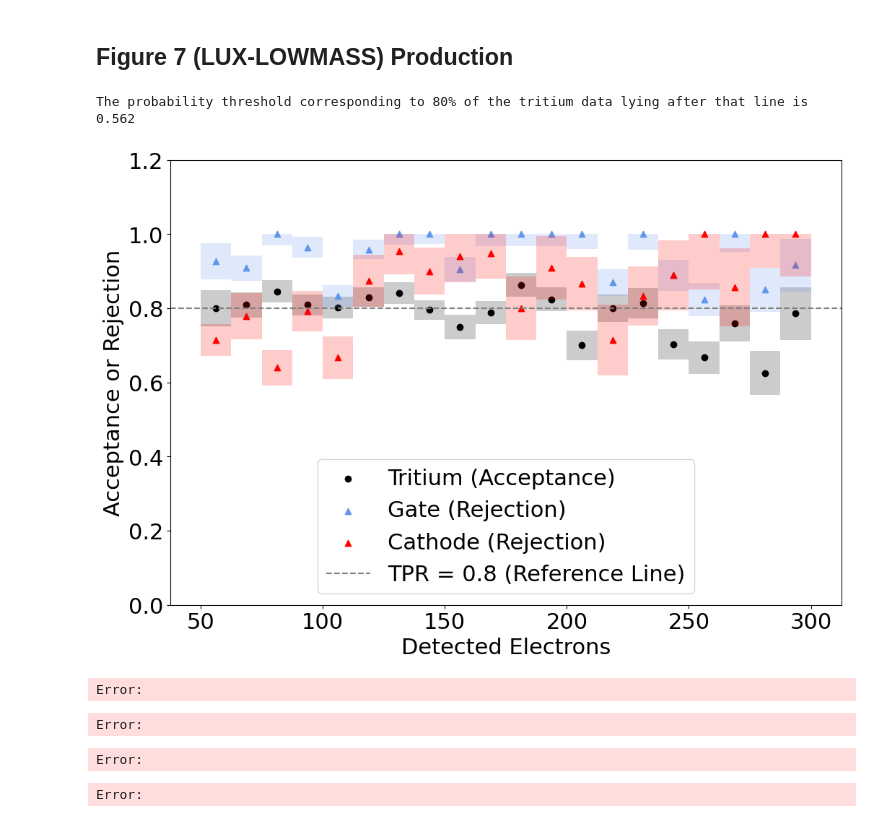
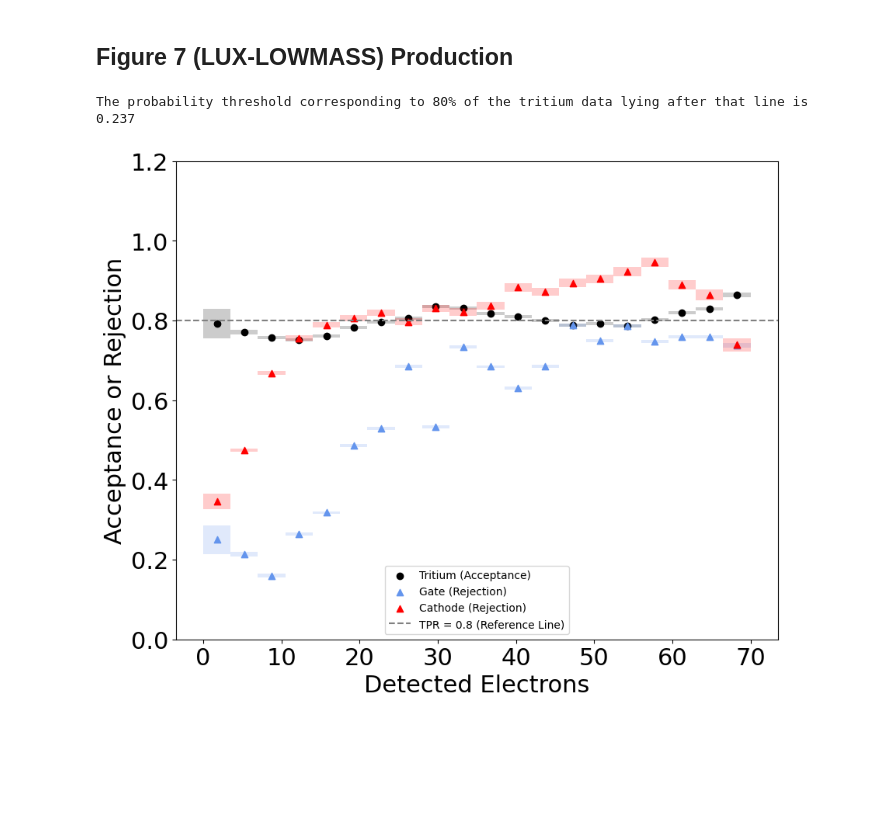
Before and after one commit to mojomixmaster/MSCIProject, a Jupyter notebook: Low Energy Data/BDTsandRandomForests.ipynb, the cells around one changed output. Drawn from its saved outputs; the diff is of its cells as text; code cells hidden in the pictures; blank space fills up the shorter version.

```diff
--- a/Low Energy Data/BDTsandRandomForests.ipynb
+++ b/Low Energy Data/BDTsandRandomForests.ipynb
@@ -327,14 +325,17 @@ def subdataset_total_weights(dataset_weights, n_data_per_bin):
     weight_list = []
     for i in range(bins):
         weight_list.extend([dataset_weights[i]] * n_data_per_bin[i])
-    return np.array(weight_list)
+    weight_list = np.array(weight_list)
 
-g_weights = subdataset_total_weights(gate_weights, gate_data)
-t_weights = subdataset_total_weights(tritium_weights, tritium_data)
-c_weights = subdataset_total_weights(cathode_weights, cathode_data)
+    return weight_list / weight_list.sum()
 
-print(g_weights.size + t_weights.size + c_weights.size)
-print(type(g_weights))
+normalised_g_weights = subdataset_total_weights(gate_weights, gate_data)
+normalised_t_weights = subdataset_total_weights(tritium_weights, tritium_data)
+normalised_c_weights = subdataset_total_weights(cathode_weights, cathode_data)
+
+
+print(normalised_g_weights.size + normalised_t_weights.size + normalised_c_weights.size)
+print(len(normalised_g_weights))
 print(len(arr))
 
 # print(len(arr['weights'])) #check to ensure its same length as number of training examples
@@ -352,17 +353,18 @@ print(len(t_weights))
 for i in range(len(arr)):
     if arr['label'][i] == 0: # Cathode
         # print(g_weights[i])
-        weight_column_4_mainarray[i] = c_weights[gate_event_counter]
+        weight_column_4_mainarray[i] = normalised_c_weights[gate_event_counter]
         gate_event_counter += 1
     elif arr['label'][i] == 1: # Gate
-        weight_column_4_mainarray[i] = g_weights[cathode_event_counter]
+        weight_column_4_mainarray[i] = normalised_g_weights[cathode_event_counter]
         cathode_event_counter += 1
     else: # Tritium (as we have already verified there are no None or NaN entries)
-        weight_column_4_mainarray[i] = t_weights[tritium_event_counter]
+        weight_column_4_mainarray[i] = normalised_t_weights[tritium_event_counter]
         tritium_event_counter += 1
 
 arr['weights'] = weight_column_4_mainarray # a new weight column has been initialised!
 weights_np = ak.to_numpy(arr['weights'])
+# print(weights_np)
 # %% [output]
 these are da 100
 6254.0
@@ -431,11 +433,17 @@ from sklearn.metrics import classification_report, confusion_matrix
 X = bdt_input.drop(columns=["label"])
 y = bdt_input["label"]
 
+normalised_area = areas / electron_size  # converting 'area' to detected electrons by dividing by 58.5
+
+print(len(normalised_area))
+print(len(normalised_weights))
+
 # 2. Train-test split
-X_train, X_test, y_train, y_test, weights_train, weights_test = train_test_split(
+X_train, X_test, y_train, y_test, weights_train, weights_test, area_train, area_test = train_test_split(
     X,
     y,
     weights_np,
+    normalised_area,
     test_size=0.25,   # 25% for testing
     random_state=42,
     stratify=y
@@ -452,7 +460,8 @@ params = {
     "num_class": 3,               # we have classes 0, 1, 2
     "eval_metric": "mlogloss",    # or "merror", "mlogloss" etc.
     "eta": 0.1,                   # learning rate
-    "max_depth": 6,               # depth of each tree
+    "max_depth": 2, # depth of each tree. we use tree stumps to ensure the functionality of weak learner
+    "min_child_weight": 1e-4, # specifies the minimum sum of instance weights (or, where weights are uniform, minimum number of data points) that a child node must have after a split
     "seed": 42
 }
 
@@ -462,7 +471,7 @@ evallist = [(dtrain, "train"), (dtest, "eval")]
 bst = xgb.train(
     params=params,
     dtrain=dtrain,
-    num_boost_round=100,   # number of boosting rounds
+    num_boost_round=150,   # number of boosting rounds
     evals=evallist,
     evals_result=evals_result,
     verbose_eval=False # set to True if you want iterative feedback
@@ -690,7 +691,7 @@ num_bins = 20 # Adjust this number to make the bins smaller and create more poin
 
 print(f"The probability threshold corresponding to 80% of the tritium data lying after that line is {threshold:.3f}")
 
-bin_edges = np.linspace(50, 300, num_bins + 1)  # Uniform bins between 50 and 300
+bin_edges = np.linspace(0, 70, num_bins + 1)  # Uniform bins between 50 and 300
 
 # Placeholder for storing acceptance values
 # Placeholder for storing acceptance and rejection values
@@ -757,38 +758,35 @@ for i in range(len(bin_edges) - 1):
 # Convert collected points into arrays for plotting
 tritium_x, tritium_y = zip(*tritium_acceptance)
 gate_x, gate_y = zip(*gate_rejection)
 cathode_x, cathode_y = zip(*cathode_rejection)
 
 # Plot the results
-plt.figure(figsize=(12, 8))
+plt.figure(figsize=(10, 8))
 
 # Plot Tritium acceptance points with error bars
 for x, y, error in zip(tritium_x, tritium_y, tritium_error):
     plt.scatter(x, y, color='black', label='Tritium (Acceptance)' if x == tritium_x[0] else "")
     plt.fill_betweenx([y - error, min(y + error, 1)], x - bin_width / 2, x + bin_width / 2, color='black', alpha=0.2, linewidth=0)
 
 # Plot Gate rejection points with error bars
 for x, y, error in zip(gate_x, gate_y, gate_error):
     plt.scatter(x, y, color='cornflowerblue', marker='^', label='Gate (Rejection)' if x == gate_x[0] else "")
     plt.fill_betweenx([y - error, min(y + error, 1)], x - bin_width / 2, x + bin_width / 2, color='cornflowerblue', alpha=0.2, linewidth=0)
 
 # Plot Cathode rejection points with error bars
 for x, y, error in zip(cathode_x, cathode_y, cathode_error):
     plt.scatter(x, y, color='red', marker='^', label='Cathode (Rejection)' if x == cathode_x[0] else "")
     plt.fill_betweenx([y - error,1, min(y + error, 1)], x - bin_width / 2, x + bin_width / 2, color='red', alpha=0.2, linewidth=0)
 
 
 plt.axhline(y=0.8, color='gray', linestyle='--', label='TPR = 0.8 (Reference Line)')
 plt.ylim(0, 1.2)
 
 plt.xlabel("Detected Electrons")
 plt.ylabel("Acceptance or Rejection")
-plt.legend(loc='lower center')
+plt.legend(loc='lower center', fontsize=10)
+plt.savefig('/Users/laith_mohajer/Documents/GitHub/MSCIProject/Figures/LEFig7.png')
 plt.show()
 # %% [output]
-The probability threshold corresponding to 80% of the tritium data lying after that line is 0.562
+The probability threshold corresponding to 80% of the tritium data lying after that line is 0.237
-[figure, old version]
+[figure, new version]
-Error:
-Error:
-Error:
-Error:
```
Also changed, not shown: parts of 7 cells of this notebook, 15 other files.
